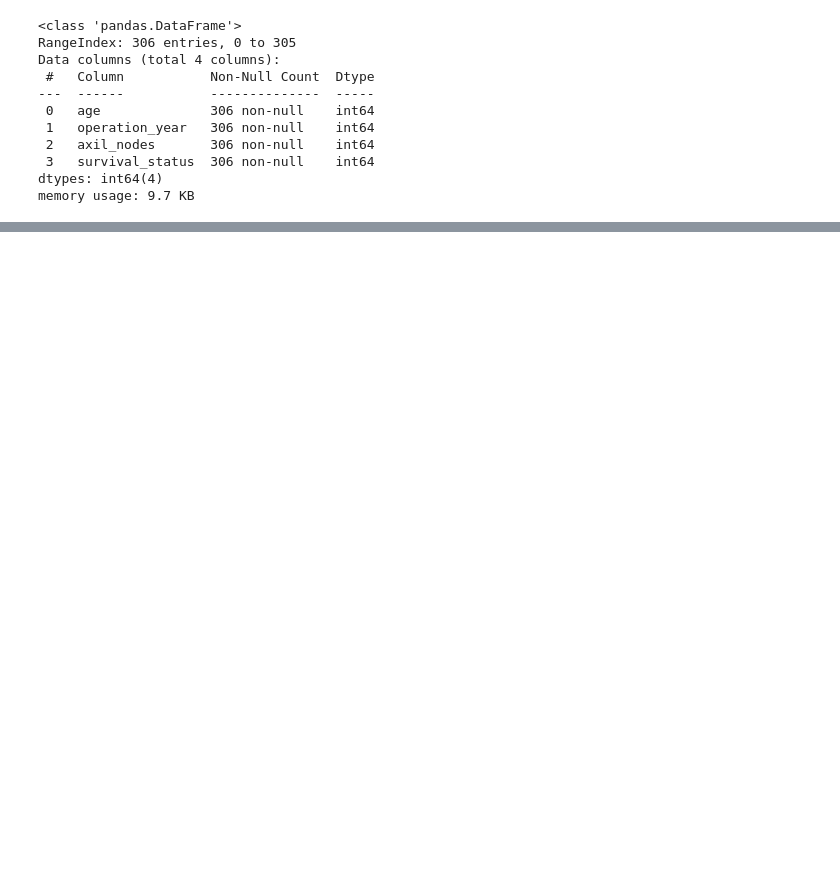
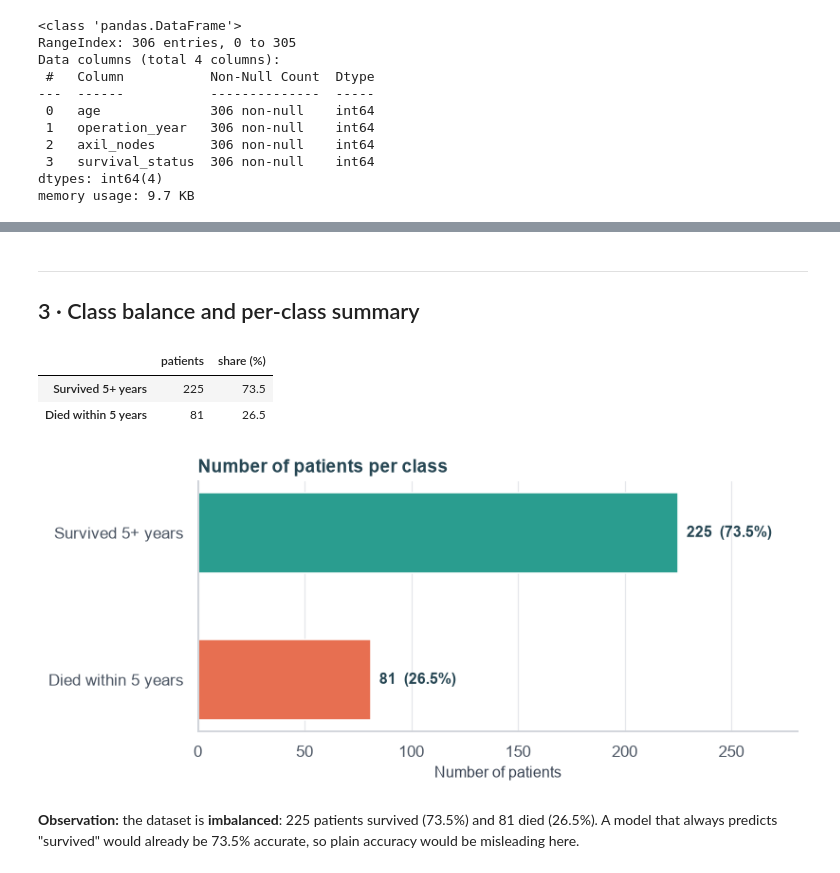
Before and after one commit to NabilaTarannum/Data_Analysis, a Jupyter notebook: Haberman.ipynb, the cells around one changed output, grey strips where cells are left out. Saved outputs shown, nothing was run; the diff lists cells and outputs as text; code cells hidden in the pictures; blank space fills up the shorter version.

```diff
--- a/Haberman.ipynb
+++ b/Haberman.ipynb
@@ -57,2 +119,0 @@ haberman = pd.read_csv("Haberman.csv", header=None)
-# %%
-haberman.columns = ["age", "operation_year", "axil_nodes", "survival_status"]
@@ -215,6 +131,3 @@ Data columns (total 4 columns):
  3   survival_status  306 non-null    int64
 dtypes: int64(4)
 memory usage: 9.7 KB
-# %%
-haberman["survival_status"] = haberman["survival_status"].map({1: "yes", 2: "no"})
-print(haberman.head(15))
@@ -622,4 +133,0 @@ A pair plot draws every pair of features in one grid. The diagonal shows each fe
-# %%
-sbn.set_style("whitegrid")
-sbn.pairplot(haberman, hue="survival_status", vars=["age", "operation_year", "axil_nodes"], height=3)
-plt.show()
@@ -694,0 +166,8 @@ plt.show()
+# %%
+haberman[TARGET] = haberman[TARGET].map({1: "yes", 2: "no"})
+haberman[TARGET] = pd.Categorical(haberman[TARGET], categories=ORDER)
+
+print("Features:", FEATURES)
+print("Class label:", TARGET)
+print("Classes:", list(haberman[TARGET].cat.categories))
+haberman.sample(8, random_state=42)
@@ -694,0 +187,31 @@ plt.show()
+# %% [markdown]
+---
+## 3 · Class balance and per-class summary
+# %%
+counts = haberman[TARGET].value_counts().reindex(ORDER)
+summary = pd.DataFrame({"patients": counts, "share (%)": (counts / counts.sum() * 100).round(1)})
+summary.index = [NICE[i] for i in summary.index]
+display(summary)
+
+fig, ax = plt.subplots(figsize=(7.5, 3.4))
+bars = ax.barh(
+    [NICE[i] for i in ORDER][::-1],
+    counts.to_numpy(dtype=float)[::-1],
+    color=[NO, YES],
+    height=0.55,
+)
+for bar, value in zip(bars, counts.values[::-1]):
+    ax.text(value + 4, bar.get_y() + bar.get_height() / 2, f"{value}  ({value / counts.sum():.1%})",
+            va="center", color=INK, fontweight="bold")
+ax.set(xlim=(0, counts.max() * 1.25), xlabel="Number of patients")
+ax.grid(axis="y", visible=False)
+ax.set_title("Number of patients per class")
+plt.tight_layout()
+plt.show()
+# %% [output]
+|  | patients | share (%) |
+| Survived 5+ years | 225 | 73.5 |
+| Died within 5 years | 81 | 26.5 |
+[figure, added]
+# %% [markdown]
+**Observation:** the dataset is **imbalanced**: 225 patients survived (73.5%) and 81 died (26.5%). A model that always predicts "survived" would already be 73.5% accurate, so plain accuracy would be misleading here.
```
Also changed, not shown: parts of 131 cells of this notebook, 3 other files.
